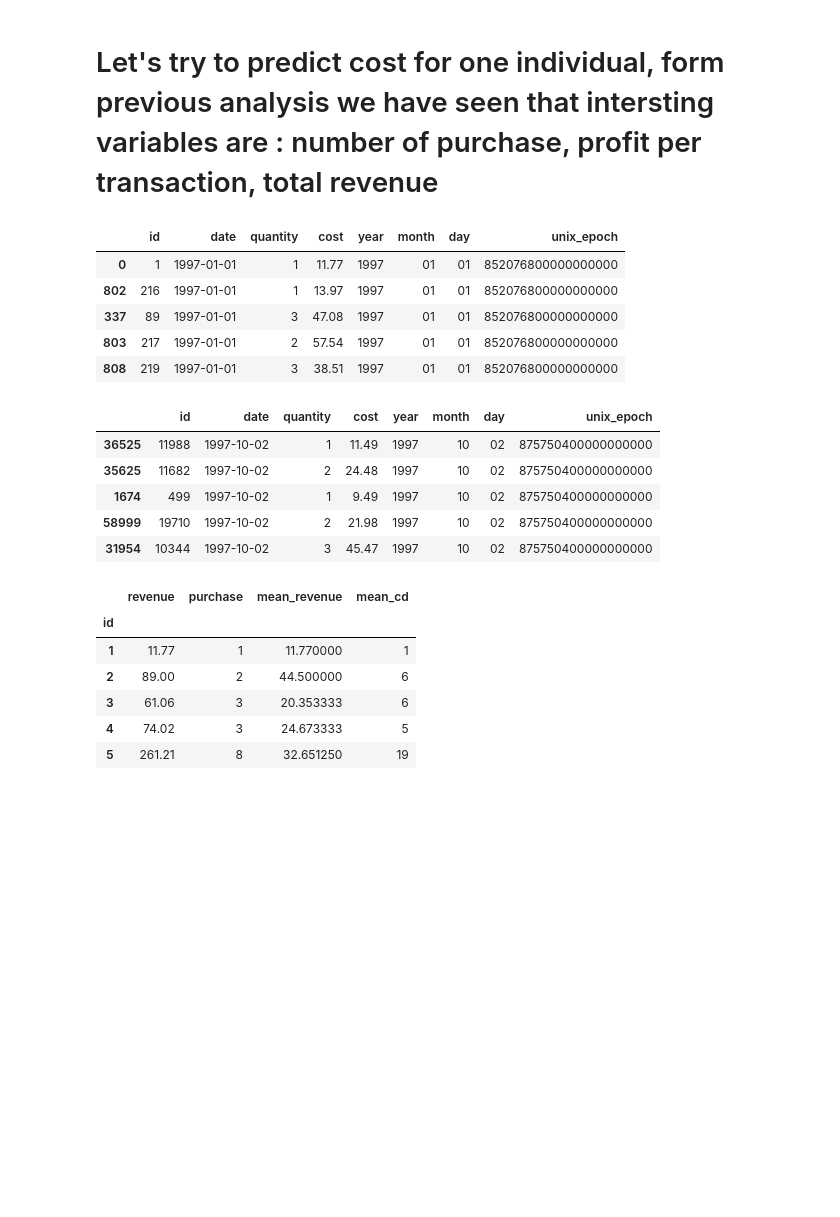
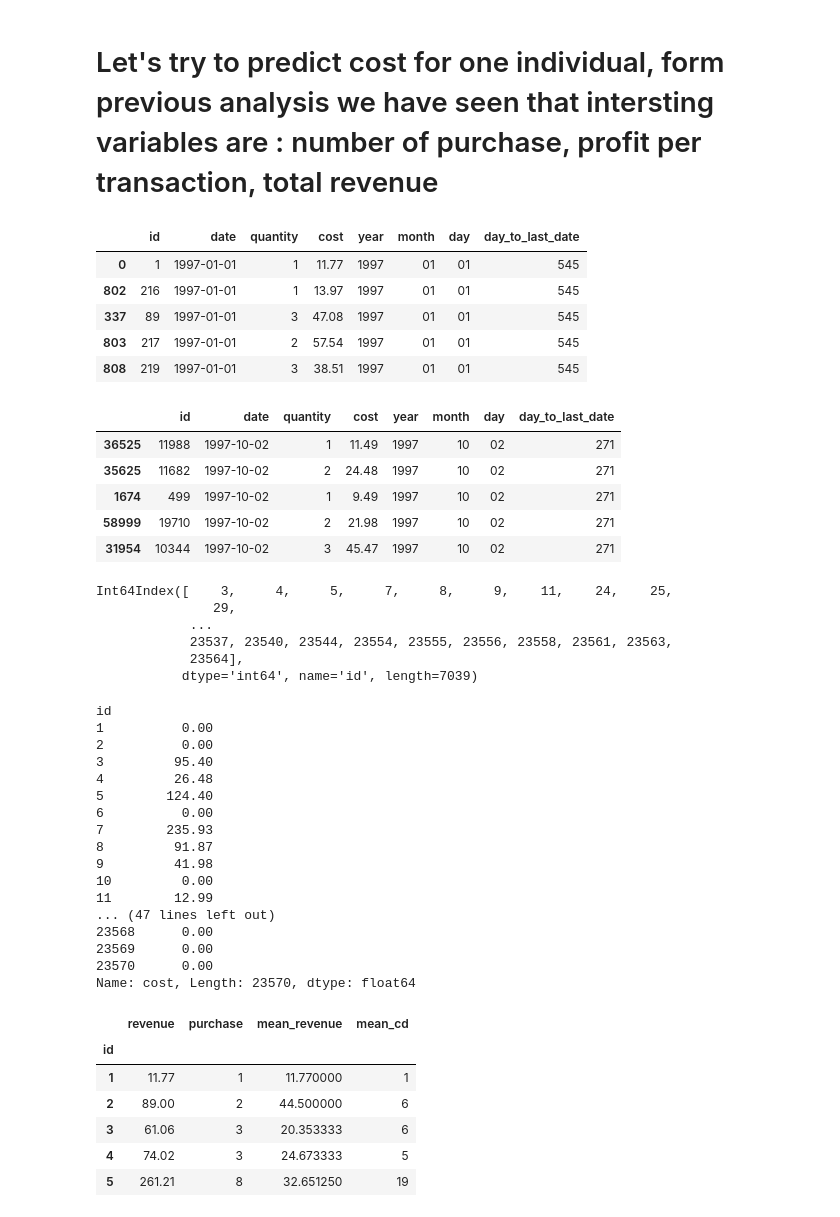
Before and after one commit to artiom-gesp/42_projects, a Jupyter notebook: Python_Projects/CDNOW/Untitled.ipynb, the cells around one changed output. Saved outputs shown, nothing was run; the diff lists cells and outputs as text; code cells hidden in the pictures; blank space fills up the shorter version.

```diff
--- a/Python_Projects/CDNOW/Untitled.ipynb
+++ b/Python_Projects/CDNOW/Untitled.ipynb
@@ -20,7 +29,8 @@ data['year'] = [str(x)[:4] for x in data['date']]
 data['month'] = [str(x)[4:6] for x in data['date']]
 data['day'] = [str(x)[6:8] for x in data['date']]
 data['date'] = pd.to_datetime(data['date'], format='%Y%m%d')
-data['unix_epoch'] = pd.to_datetime(data['date']).astype(int)
+# Number of days between purchase date and last purchase date i.e 30.06.1998
+data['day_to_last_date'] = (data['date'].max() - data['date']).dt.days
 # %%
 # Small preview
 print('Small preview')
@@ -288,32 +299,63 @@ class
 # %%
 # first 39 weeks
 data_p1 = data.loc[data['date'] <= pd.datetime(1997, 10, 1)]
 # last 39 weaks
 data_p2 = data.loc[data['date'] > pd.datetime(1997, 10, 1)]
 display(data_p1.head())
 display(data_p2.head())
 
 # group by id for p1
 group_id_p1 = data_p1.groupby('id')
 revenue = group_id_p1['cost'].sum().rename('revenue')
 purchase = group_id_p1['quantity'].count().rename("purchase")
 mean_revenue = group_id_p1['cost'].mean().rename("mean_revenue")
 mean_cd = group_id_p1['quantity'].sum().rename("mean_cd")
 
+# group by id for p2
+group_id_p2 = data_p2.groupby('id')
+p2_revenue = group_id_p2['cost'].sum()
+print(p2_revenue.index)
+
 train_set = pd.concat([revenue, purchase, mean_revenue, mean_cd], axis=1)
+
+test_set = p2_revenue.reindex(train_set.index, fill_value=0)
+display(test_set)
 # %% [output]
-|  | id | date | quantity | cost | year | month | day | unix_epoch |
-| 0 | 1 | 1997-01-01 | 1 | 11.77 | 1997 | 01 | 01 | 852076800000000000 |
-| 802 | 216 | 1997-01-01 | 1 | 13.97 | 1997 | 01 | 01 | 852076800000000000 |
-| 337 | 89 | 1997-01-01 | 3 | 47.08 | 1997 | 01 | 01 | 852076800000000000 |
-| 803 | 217 | 1997-01-01 | 2 | 57.54 | 1997 | 01 | 01 | 852076800000000000 |
-| 808 | 219 | 1997-01-01 | 3 | 38.51 | 1997 | 01 | 01 | 852076800000000000 |
+|  | id | date | quantity | cost | year | month | day | day_to_last_date |
+| 0 | 1 | 1997-01-01 | 1 | 11.77 | 1997 | 01 | 01 | 545 |
+| 802 | 216 | 1997-01-01 | 1 | 13.97 | 1997 | 01 | 01 | 545 |
+| 337 | 89 | 1997-01-01 | 3 | 47.08 | 1997 | 01 | 01 | 545 |
+| 803 | 217 | 1997-01-01 | 2 | 57.54 | 1997 | 01 | 01 | 545 |
+| 808 | 219 | 1997-01-01 | 3 | 38.51 | 1997 | 01 | 01 | 545 |
-|  | id | date | quantity | cost | year | month | day | unix_epoch |
-| 36525 | 11988 | 1997-10-02 | 1 | 11.49 | 1997 | 10 | 02 | 875750400000000000 |
-| 35625 | 11682 | 1997-10-02 | 2 | 24.48 | 1997 | 10 | 02 | 875750400000000000 |
-| 1674 | 499 | 1997-10-02 | 1 | 9.49 | 1997 | 10 | 02 | 875750400000000000 |
-| 58999 | 19710 | 1997-10-02 | 2 | 21.98 | 1997 | 10 | 02 | 875750400000000000 |
-| 31954 | 10344 | 1997-10-02 | 3 | 45.47 | 1997 | 10 | 02 | 875750400000000000 |
+|  | id | date | quantity | cost | year | month | day | day_to_last_date |
+| 36525 | 11988 | 1997-10-02 | 1 | 11.49 | 1997 | 10 | 02 | 271 |
+| 35625 | 11682 | 1997-10-02 | 2 | 24.48 | 1997 | 10 | 02 | 271 |
+| 1674 | 499 | 1997-10-02 | 1 | 9.49 | 1997 | 10 | 02 | 271 |
+| 58999 | 19710 | 1997-10-02 | 2 | 21.98 | 1997 | 10 | 02 | 271 |
+| 31954 | 10344 | 1997-10-02 | 3 | 45.47 | 1997 | 10 | 02 | 271 |
+Int64Index([    3,     4,     5,     7,     8,     9,    11,    24,    25,
+               29,
+            ...
+            23537, 23540, 23544, 23554, 23555, 23556, 23558, 23561, 23563,
+            23564],
+           dtype='int64', name='id', length=7039)
+id
+1          0.00
+2          0.00
+3         95.40
+4         26.48
+5        124.40
+6          0.00
+7        235.93
+8         91.87
+9         41.98
+10         0.00
+11        12.99
+... (47 lines left out)
+23568      0.00
+23569      0.00
+23570      0.00
+Name: cost, Length: 23570, dtype: float64
 # %%
 display(train_set.head())
 # %% [output]
```
Also changed, not shown: parts of 14 cells of this notebook.
